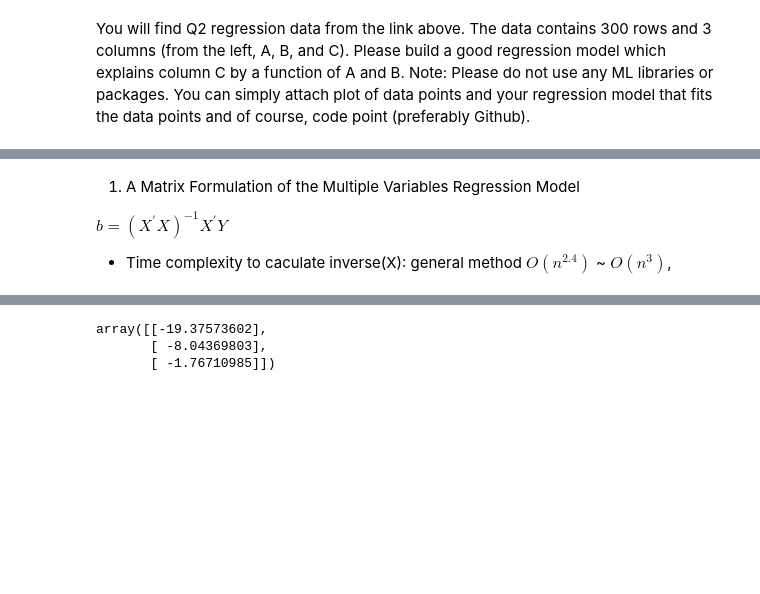
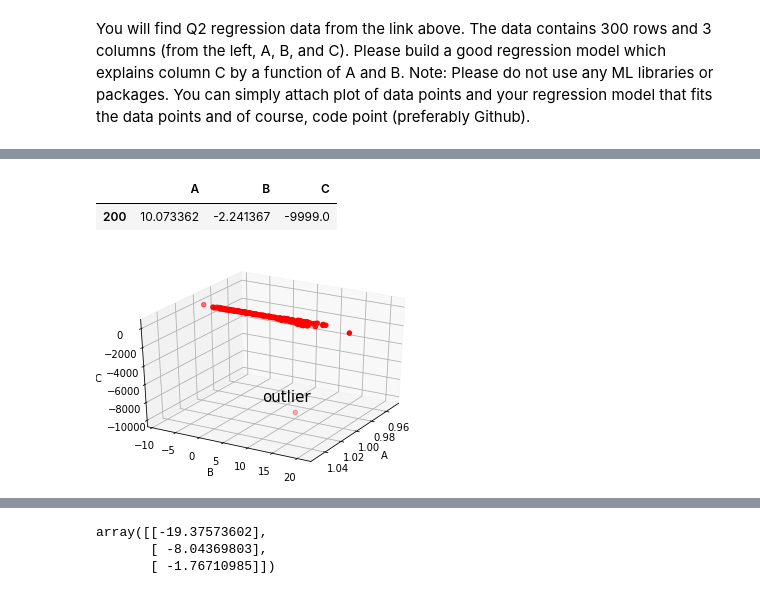
Before and after one commit to dayjang/Online_Test_M, a Jupyter notebook: moloco_q2.ipynb, the cells around one changed output, grey strips where cells are left out. Cells and saved outputs as stored; diff of their text form; code cells hidden in the pictures; blank space fills up the shorter version.

```diff
--- a/moloco_q2.ipynb
+++ b/moloco_q2.ipynb
@@ -13,10 +25,23 @@ df.columns = ['A','B','C']
 # %%
 X = np.array([[1]*300,list(df['A']),list(df['B'])]).T
 y = np.array(df['C']).reshape(300,1)
-# %% [markdown]
-1. A Matrix Formulation of the Multiple Variables Regression Model
-
-
-$b=(X^{'}X)^{-1}X^{'}Y$
-
-- Time complexity to caculate inverse(X): general method $O(n^{2.4})$ ~ $O(n^{3})$,
+# %%
+df[df.C < -8000]
+# %% [output]
+|  | A | B | C |
+| 200 | 10.073362 | -2.241367 | -9999.0 |
+# %%
+fig = plt.figure()
+ax = plt.axes(projection='3d')
+ax.view_init(azim=30)
+ax.scatter(X[:,0], X[:,1], y,color='r')
+ax.set_xlabel('A')
+ax.set_ylabel('B')
+ax.set_zlabel('C')
+ax.text(1,3,-9500,'outlier',size=15)
+
+plt.show()
+# As we can see the data points, it looks like a linear line(flat surface)
+# Also, can can see some points which locate far from the cluser of the most of data points
+# %% [output]
+[figure, added]
```
Also changed, not shown: parts of 10 cells of this notebook.
